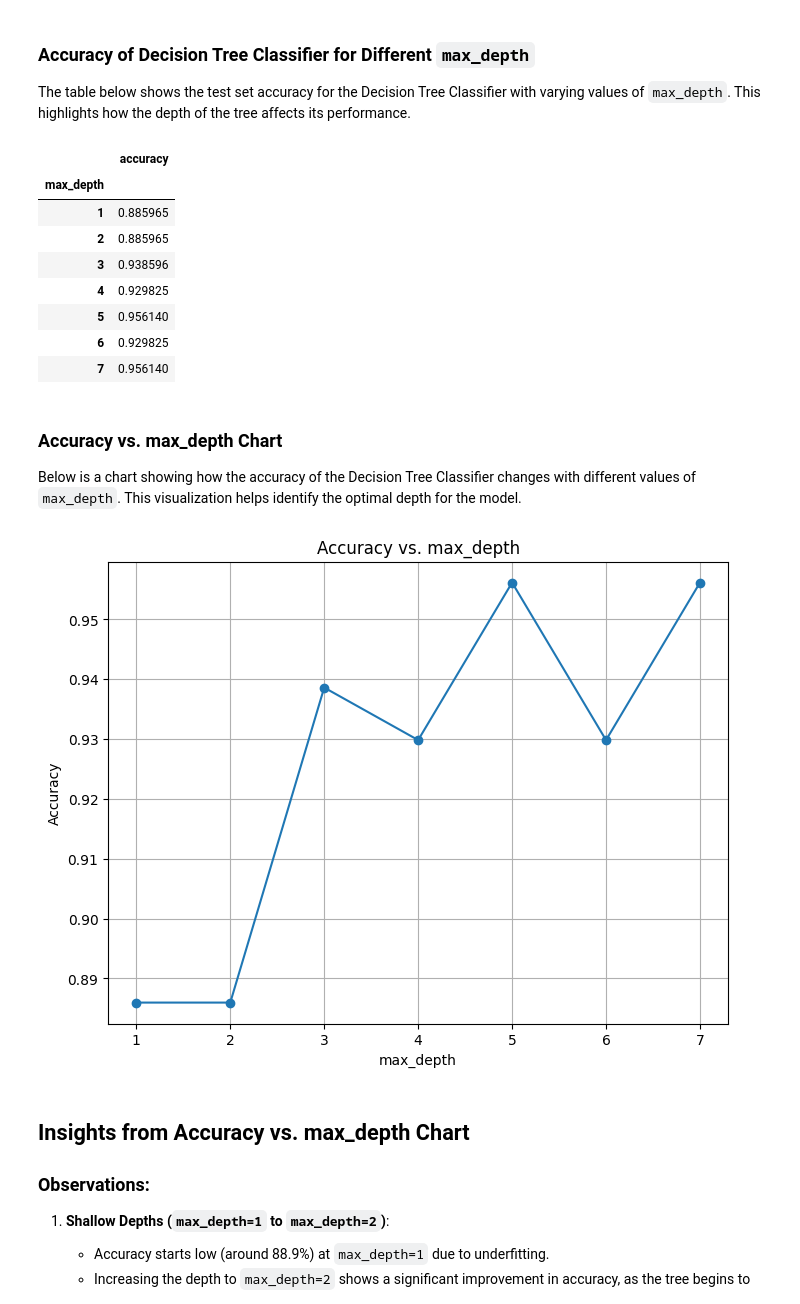
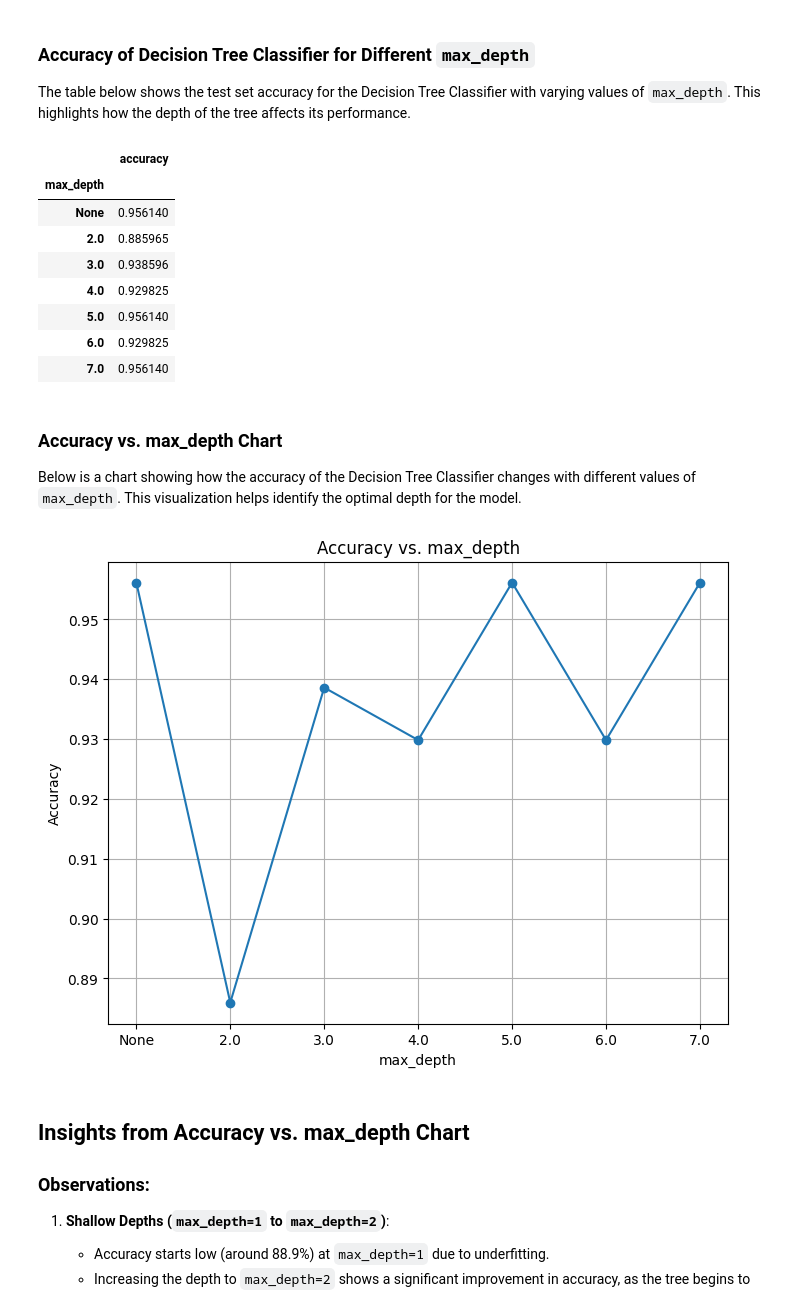
Before and after one commit to daobathanhh/Decision-Tree, a Jupyter notebook: Breast Cancer/breast_cancer_analysis.ipynb, the cells around one changed output. Saved outputs shown, nothing was run; the diff lists cells and outputs as text; code cells hidden in the pictures.

Commit message:
Change the accuracy plot in Breast Cancer dataset

```diff
--- a/Breast Cancer/breast_cancer_analysis.ipynb
+++ b/Breast Cancer/breast_cancer_analysis.ipynb
@@ -566,7 +559,7 @@ from sklearn.tree import DecisionTreeClassifier
 from sklearn.metrics import accuracy_score
 
 # Define depths
-depths = [1, 2, 3, 4, 5, 6, 7]
+depths = [None, 2, 3, 4, 5, 6, 7]
 
 # Extract the 80/20 proportion dataset
 feature_train = splits['80/20']['feature_train']
@@ -788,6 +781,11 @@ The table below shows the test set accuracy for the Decision Tree Classifier wit
 # %%
 # Convert accuracy results to DataFrame and set max_depth as index
 accuracy_df = pd.DataFrame(accuracy_results)
+
+# Replace NaN in 'max_depth' column with 'None'
+accuracy_df['max_depth'] = accuracy_df['max_depth'].fillna("None")
+
+# Set 'max_depth' as the index
 accuracy_df.set_index('max_depth', inplace=True)
 
 # Display the DataFrame
@@ -795,33 +793,36 @@ accuracy_df
 # %% [output]
 |  | accuracy |
 | max_depth |  |
-| 1 | 0.885965 |
-| 2 | 0.885965 |
-| 3 | 0.938596 |
-| 4 | 0.929825 |
-| 5 | 0.956140 |
-| 6 | 0.929825 |
-| 7 | 0.956140 |
+| None | 0.956140 |
+| 2.0 | 0.885965 |
+| 3.0 | 0.938596 |
+| 4.0 | 0.929825 |
+| 5.0 | 0.956140 |
+| 6.0 | 0.929825 |
+| 7.0 | 0.956140 |
 # %% [markdown]
 ### Accuracy vs. max_depth Chart
 
 Below is a chart showing how the accuracy of the Decision Tree Classifier changes with different values of `max_depth`. This visualization helps identify the optimal depth for the model.
 # %%
 import matplotlib.pyplot as plt
+
+# Convert the index to strings to ensure consistent data type
+accuracy_df.index = accuracy_df.index.map(str)
 
 # Plot accuracy vs. max_depth
 plt.figure(figsize=(8, 6))
 plt.plot(accuracy_df.index, accuracy_df['accuracy'], marker='o', linestyle='-')
 
 # Add labels and title
 plt.title("Accuracy vs. max_depth")
 plt.xlabel("max_depth")
 plt.ylabel("Accuracy")
-plt.xticks(accuracy_df.index)
+plt.xticks(range(len(accuracy_df.index)), accuracy_df.index)
 plt.grid(True)
 plt.show()
 # %% [output]
-[figure, old version]
+[figure, new version]
 # %% [markdown]
 ## Insights from Accuracy vs. max_depth Chart
 
```
Also changed, not shown: parts of 5 cells of this notebook.
